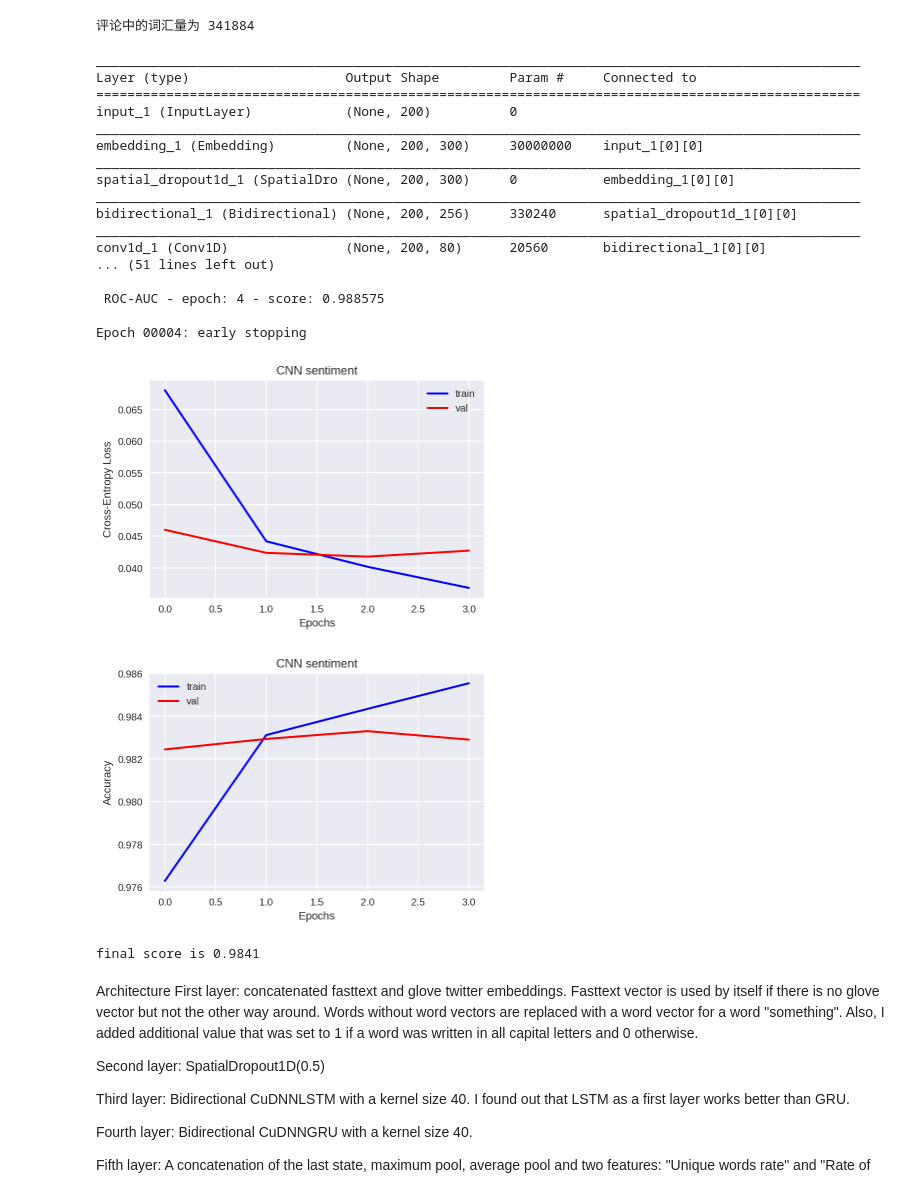
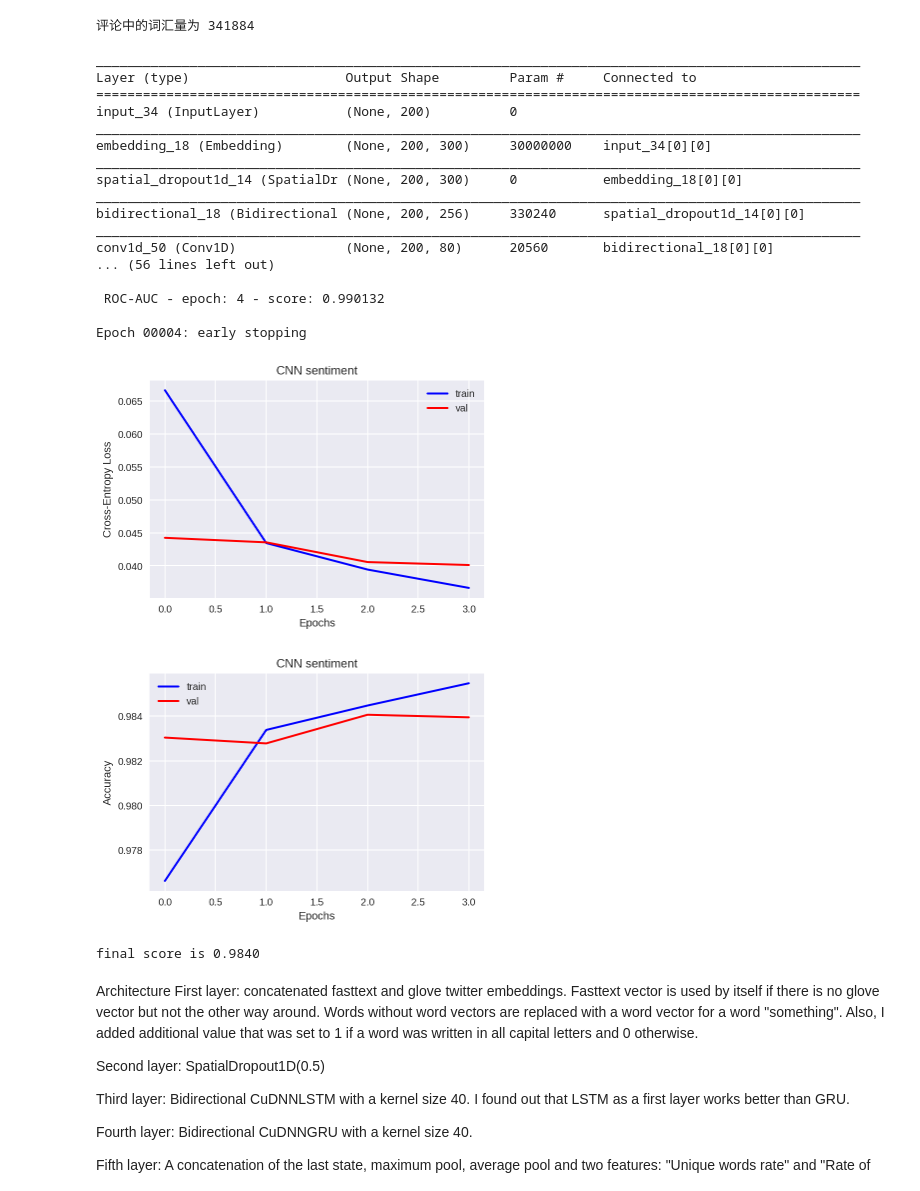
Before and after one commit to Zhengqi-Li/NLP, a Jupyter notebook: CNN.ipynb, the cells around one changed output. Saved outputs shown, nothing was run; the diff lists cells and outputs as text; code cells hidden in the pictures.

```diff
--- a/CNN.ipynb
+++ b/CNN.ipynb
@@ -155,6 +187,6 @@ pickle.dump({'xtrain': x_train, 'xtest': x_test, 'em':embedding_matrix, 'ytrain'
 # %%
-train_data = pd.read_csv('train.csv')
-test_data = pd.read_csv('test.csv')
+# train_data = pd.read_csv('train.csv')
+# test_data = pd.read_csv('test.csv')
 # pickle.dump({'strain': seq_train, 'stest': seq_test, 'fm':feature_matrix}, open('/content/gdrive/My Drive/comment/var.txt', 'wb'))
 var = pickle.load(open('/content/gdrive/My Drive/comment/varibles.txt', 'rb'))
 labels = ['toxic', 'severe_toxic', 'obscene', 'threat', 'insult', 'identity_hate']
@@ -189,7 +221,16 @@ from keras.layers import GlobalAveragePooling1D, GlobalMaxPooling1D, concatenate
 num_filters = 80
 filter_sizes = [1,2,3]
 
+
+#--------------------------------------
+# features_input = Input(shape=(features.shape[1],))
+
+#--------------------------------------
+
+
 inp = Input(shape=(maxlen, ))
+features_input = Input(shape=(features.shape[1],))
+
 x = Embedding(max_features,
               embed_size,
               input_length = maxlen,
@@ -198,9 +239,11 @@ x = Embedding(max_features,
 
 x = SpatialDropout1D(0.5)(x)
 
-x = Bidirectional(CuDNNGRU(128, return_sequences=True))(x)   #adding gru layer
+x = Bidirectional(CuDNNGRU(128,
+                           return_sequences=True))(x)   #adding gru layer
 
-conv_0 = Conv1D(num_filters, filter_sizes[0],
+conv_0 = Conv1D(num_filters,
+                filter_sizes[0],
                 kernel_initializer=initializers.RandomNormal())(x)
 conv_1 = Conv1D(num_filters,
                 filter_sizes[1],
@@ -226,16 +269,22 @@ maxpool_2 = MaxPooling1D(pool_size=(maxlen - filter_sizes[2] + 1))(ac_2)
 
 z = Concatenate(axis=1)([maxpool_0,
                          maxpool_1,
-                         maxpool_2])
+                         maxpool_2
+                        ])
 
 z = BatchNormalization()(z)
 z = Flatten()(z)
-z = Dropout(0.3)(z)   #0.2 0.9834
+conc = Concatenate(axis=1)([z,
+#                             x_h,
+                            features_input])
+conc = Dropout(0.2)(conc)   #0.2 0.9834
 
 
-fc = Dense(6, kernel_initializer=initializers.RandomNormal(), activation='sigmoid')(z)
+outp = Dense(6, kernel_initializer=initializers.RandomNormal(), activation='sigmoid')(conc)
 
-model = Model(inp, fc)
+model = Model(
+              [inp,features_input],
+              outp)
 model.compile(loss='binary_crossentropy',
               optimizer='adam',
               metrics=['accuracy'])
@@ -272,11 +321,17 @@ model.summary()
 batch_size = 512
 epochs = 10
 
-X_tra, X_val, y_tra, y_val = train_test_split(x_train, y_train,
+# X_tra, X_val, y_tra, y_val = train_test_split(x_train, y_train,
+#                                               test_size=0.1,
+#                                               shuffle=True)
+mix = np.hstack((x_train, features))
+X_tra, X_val, y_tra, y_val = train_test_split(mix,
+                                              y_train,
                                               test_size=0.1,
                                               shuffle=True)
+# RocAuc = RocAucEvaluation(validation_data=(X_val, y_val), interval=1)
+RocAuc = RocAucEvaluation(validation_data=([X_val[:,:200],X_val[:,200:]], y_val), interval=1)
 
-RocAuc = RocAucEvaluation(validation_data=(X_val, y_val), interval=1)
 
 early = EarlyStopping(monitor='val_acc',
                       min_delta=0.01,
@@ -285,10 +340,16 @@ early = EarlyStopping(monitor='val_acc',
 
 callback_list = [RocAuc, early]
 
-hist = model.fit(X_tra, y_tra,
+hist = model.fit(
+#                  X_tra,
+                 [X_tra[:,:200],X_tra[:,200:]],
+                 y_tra,
                  batch_size=batch_size,
                  epochs=epochs,
-                 validation_data=(X_val, y_val),
+                 validation_data=(
+#                      X_val, y_val
+                     [X_val[:,:200],X_val[:,200:]], y_val
+                 ),
                  callbacks=callback_list,
                  verbose=1,
                  shuffle=True,
@@ -304,44 +365,47 @@ plt.ylabel('Cross-Entropy Loss')
 plt.legend(loc='upper right')
 plt.show()
 
 plt.figure()
 plt.plot(hist.history['acc'], lw=2.0, color='b', label='train')
 plt.plot(hist.history['val_acc'], lw=2.0, color='r', label='val')
 plt.title('CNN sentiment')
 plt.xlabel('Epochs')
 plt.ylabel('Accuracy')
 plt.legend(loc='upper left')
 plt.show()
 
-y_pred = model.predict(x_test, batch_size=1024)
+y_pred = model.predict(
+#                         x_test,
+                        [x_test,test_features],
+                        batch_size=1024)
 submission = pd.read_csv('sample_submission.csv')
 submission[["toxic", "severe_toxic", "obscene", "threat", "insult", "identity_hate"]] = y_pred
 # submission.to_csv('CNN.csv', index=False)
 test_labels = pd.read_csv('test_labels.csv')
 real_test = test_labels[test_labels['toxic']>=0]
 score = roc_auc_score(real_test[labels], submission.iloc[real_test.index][labels])
 print('final score is {:.4f}'.format(score))
 # %% [output]
 __________________________________________________________________________________________________
 Layer (type)                    Output Shape         Param #     Connected to
 ==================================================================================================
-input_1 (InputLayer)            (None, 200)          0
+input_34 (InputLayer)           (None, 200)          0
 __________________________________________________________________________________________________
-embedding_1 (Embedding)         (None, 200, 300)     30000000    input_1[0][0]
+embedding_18 (Embedding)        (None, 200, 300)     30000000    input_34[0][0]
 __________________________________________________________________________________________________
-spatial_dropout1d_1 (SpatialDro (None, 200, 300)     0           embedding_1[0][0]
+spatial_dropout1d_14 (SpatialDr (None, 200, 300)     0           embedding_18[0][0]
 __________________________________________________________________________________________________
-bidirectional_1 (Bidirectional) (None, 200, 256)     330240      spatial_dropout1d_1[0][0]
+bidirectional_18 (Bidirectional (None, 200, 256)     330240      spatial_dropout1d_14[0][0]
 __________________________________________________________________________________________________
-conv1d_1 (Conv1D)               (None, 200, 80)      20560       bidirectional_1[0][0]
-... (51 lines left out)
+conv1d_50 (Conv1D)              (None, 200, 80)      20560       bidirectional_18[0][0]
+... (56 lines left out)
 
- ROC-AUC - epoch: 4 - score: 0.988575
+ ROC-AUC - epoch: 4 - score: 0.990132
 
 Epoch 00004: early stopping
-[figure, old version]
+[figure, new version]
-[figure, old version]
+[figure, new version]
-final score is 0.9841
+final score is 0.9840
 # %%
 submission.to_csv('CNN.csv', index=False)
 # %% [markdown]
```
Also changed, not shown: parts of 2 cells of this notebook.
